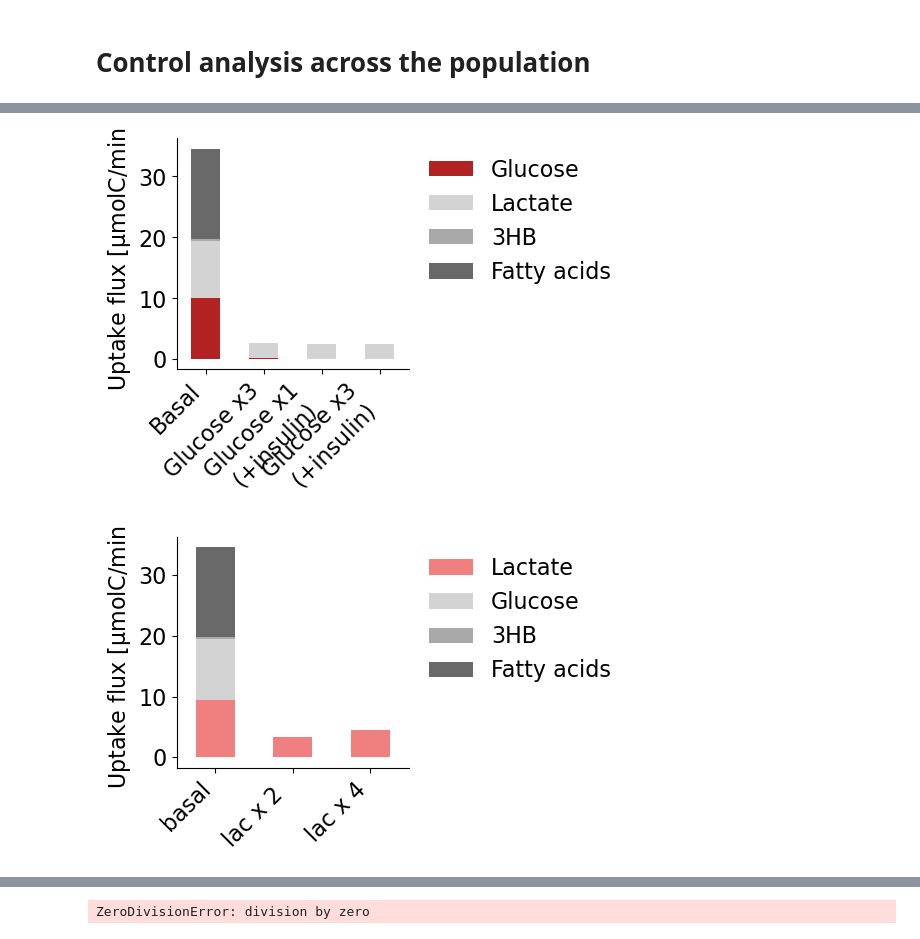
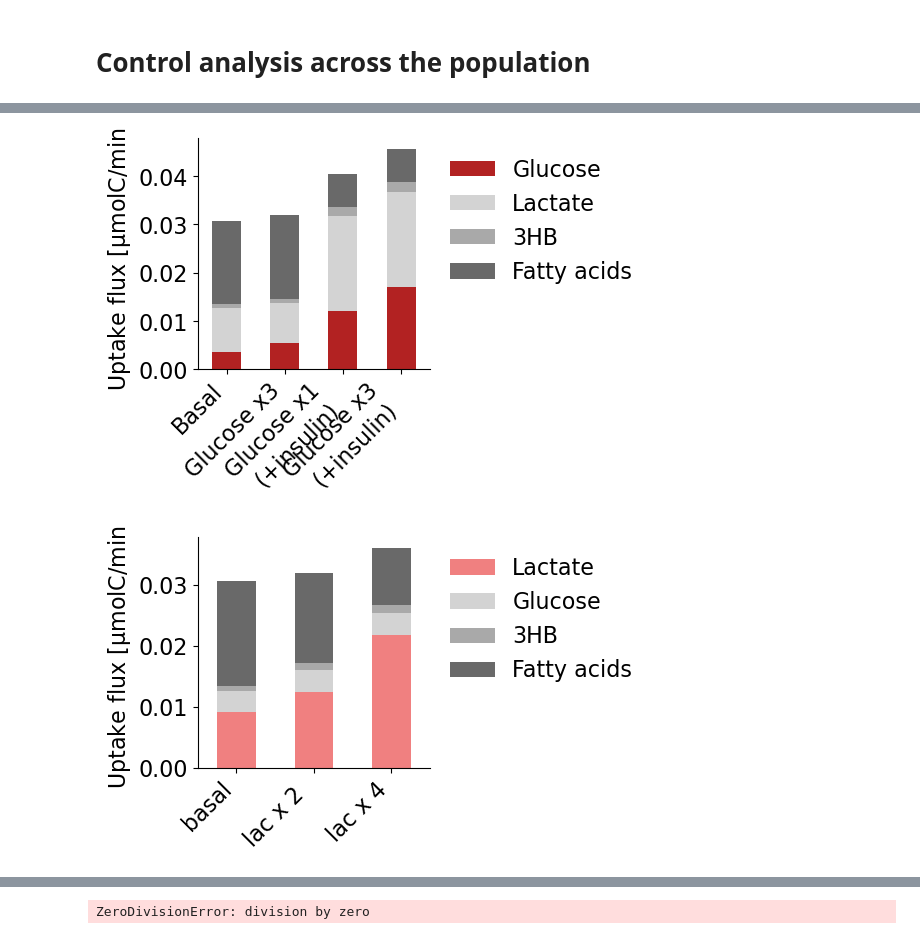
Before and after one commit to weilandtd/competitive_catabolism, a Jupyter notebook: mechanistic_model/control_analysis.ipynb, the cells around one changed output, grey strips where cells are left out. Saved outputs shown, nothing was run; the diff lists cells and outputs as text; code cells hidden in the pictures.

```diff
--- a/mechanistic_model/control_analysis.ipynb
+++ b/mechanistic_model/control_analysis.ipynb
@@ -300,7 +300,7 @@ SCALE = 25/1000
 
 # Compute the fluxes for a perturbation in the uptake of a carbon source
 def compute_uptake_perturbation(variable, fold, kmodel=kmodel, parmeters=parameter_population[closest_to_median],
-                                time = np.linspace(0, 60, 1000), solver_type='cvode', carbons_only=True,steady_state=True,
+                                time = np.linspace(0, 500, 1000), solver_type='cvode', carbons_only=True,steady_state=True,
                                 parameter_perturbation=dict()):
     # kmodel -> is initiatlized and compiled above
     # Get the initial value
@@ -345,37 +345,36 @@ parameter_population[closest_to_median]['k_equilibrium_TPI']
 # Glucose infusion +/- inuslin effect
 non_pertubative = compute_uptake_perturbation('glc_D_e', 1)
 pertubative = compute_uptake_perturbation('glc_D_e', 4)
 
 
-insulin_effect = {'vmax_forward_GLCt1r': 2.0,
+insulin_effect = {'vmax_forward_GLCt1r':5.0,
                   'hdca_e': 1.0,
-                  'vmax_forward_PFK': 1.0,
-                  'vmax_forward_ASPGLUm': 5.0,
+                  'vmax_forward_PFK': 5.0,
                   }
 
 
 non_pertubative_ins = compute_uptake_perturbation('glc_D_e', 1, parameter_perturbation=insulin_effect)
 pertubative_ins = compute_uptake_perturbation('glc_D_e', 4, parameter_perturbation=insulin_effect)
 
 
 df = pd.DataFrame({'Basal':non_pertubative, 'Glucose x3':pertubative,
                    'Glucose x1\n(+insulin)':non_pertubative_ins, 'Glucose x3\n(+insulin)':pertubative_ins}).T
 
 df.columns = ['Glucose', 'Lactate', '3HB', 'Fatty acids']
 colors = [colors_met[0],] + colors_grey
 
 f, ax = plt.subplots(figsize=(3,3))
 df.plot(kind='bar', stacked=True, color=colors, ax=ax, )
 plt.xticks(rotation=45, ha='right')
 plt.ylabel('Uptake flux [$\mathrm{\mu}$molC/min]')
 
 plt.legend(loc='upper left', bbox_to_anchor=(1, 1), frameon=False)
 sns.despine()
 
 plt.savefig('./output/glucose_perturbation.svg')
 plt.show()
 # %% [output]
-[figure, old version]
+[figure, new version]
 # %%
 # Lactate infusion +/- PDH inhibition
 non_pertubative = compute_uptake_perturbation('lac_L_e', 1)
@@ -400,7 +399,7 @@ sns.despine()
 plt.savefig('./output/lactate_perturbation.svg')
 plt.show()
 # %% [output]
-[figure, old version]
+[figure, new version]
 # %%
 # 3HB infusion
 non_pertubative = compute_uptake_perturbation('bhb_e', 1)
```
Also changed, not shown: parts of 19 cells of this notebook, 11 other files.
